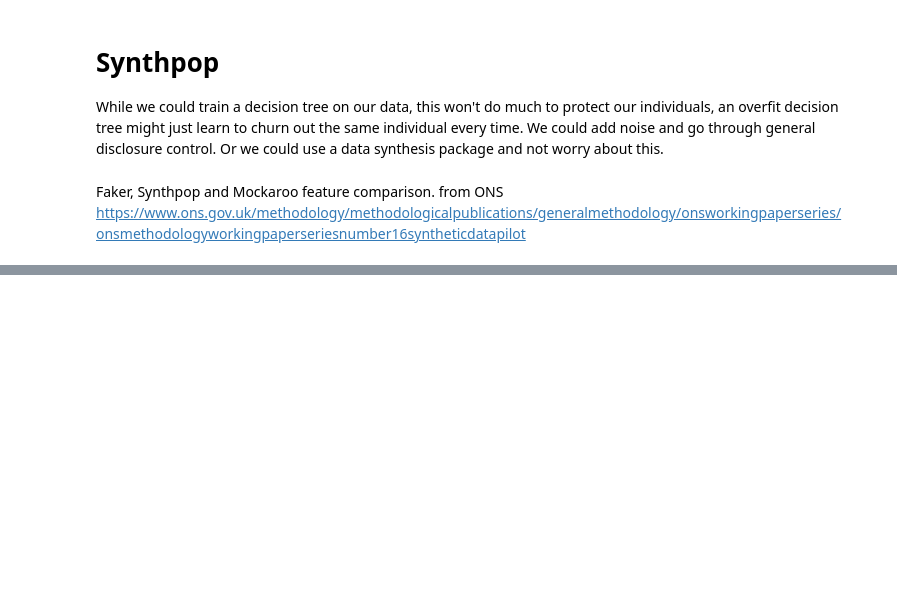
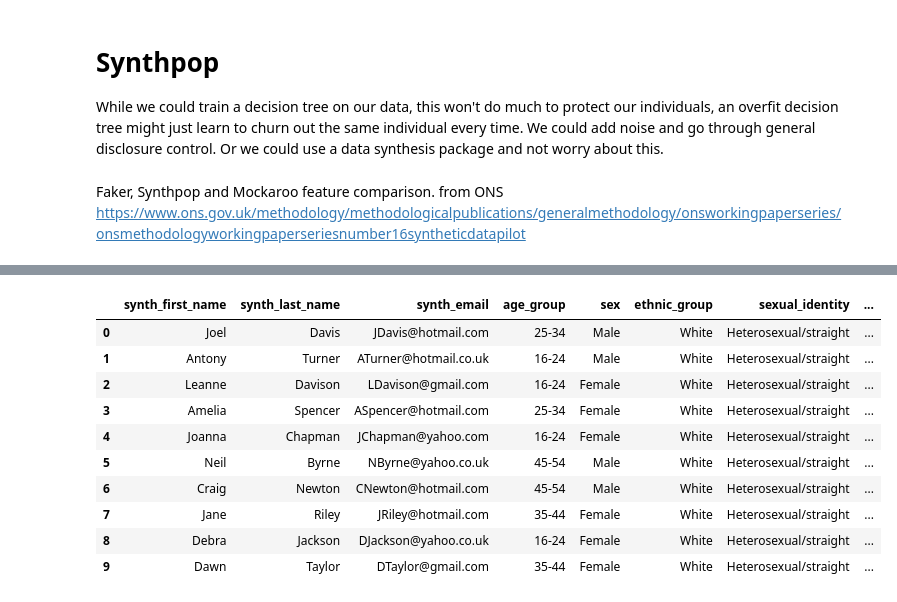
Before and after one commit to UKDataServiceOpen/Synthetic-Data, a Jupyter notebook: code-demo/CodeDemo.ipynb, the cells around one changed output, grey strips where cells are left out. Saved outputs shown, nothing was run; the diff lists cells and outputs as text; code cells hidden in the pictures; blank space fills up the shorter version.

```diff
--- a/code-demo/CodeDemo.ipynb
+++ b/code-demo/CodeDemo.ipynb
@@ -1039,0 +1228,16 @@ https://www.ons.gov.uk/methodology/methodologicalpublications/generalmethodology
+# %%
+syn_df[:50] = syn_df[:50].apply(generate_individual, axis=1)
+
+syn_df.head(10)
+# %% [output]
+|  | synth_first_name | synth_last_name | synth_email | age_group | sex | ethnic_group | sexual_identity | ... |
+| 0 | Joel | Davis | JDavis@hotmail.com | 25-34 | Male | White | Heterosexual/straight | ... |
+| 1 | Antony | Turner | ATurner@hotmail.co.uk | 16-24 | Male | White | Heterosexual/straight | ... |
+| 2 | Leanne | Davison | LDavison@gmail.com | 16-24 | Female | White | Heterosexual/straight | ... |
+| 3 | Amelia | Spencer | ASpencer@hotmail.com | 25-34 | Female | White | Heterosexual/straight | ... |
+| 4 | Joanna | Chapman | JChapman@yahoo.com | 16-24 | Female | White | Heterosexual/straight | ... |
+| 5 | Neil | Byrne | NByrne@yahoo.co.uk | 45-54 | Male | White | Heterosexual/straight | ... |
+| 6 | Craig | Newton | CNewton@hotmail.com | 45-54 | Male | White | Heterosexual/straight | ... |
+| 7 | Jane | Riley | JRiley@hotmail.com | 35-44 | Female | White | Heterosexual/straight | ... |
+| 8 | Debra | Jackson | DJackson@yahoo.co.uk | 16-24 | Female | White | Heterosexual/straight | ... |
+| 9 | Dawn | Taylor | DTaylor@gmail.com | 35-44 | Female | White | Heterosexual/straight | ... |
```
Also changed, not shown: parts of 43 cells of this notebook, 1 other file.
